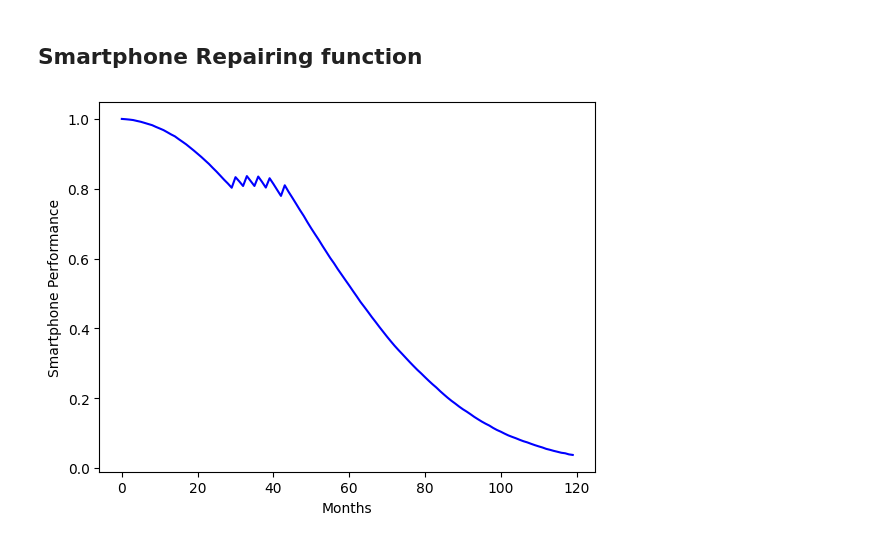
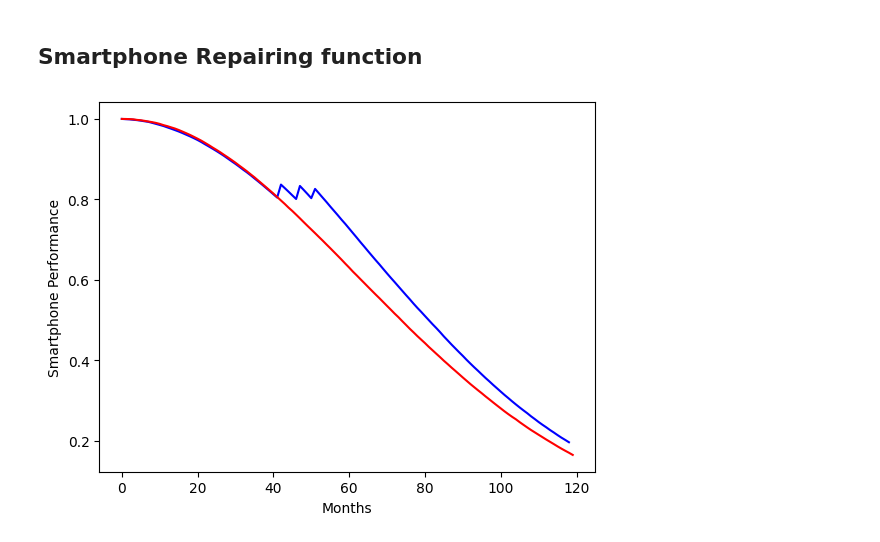
Before and after one commit to jungletada/ABMSF, a Jupyter notebook: test_demo/test.ipynb, the cells around one changed output. Cells and saved outputs as stored; diff of their text form; code cells hidden in the pictures.

```diff
--- a/test_demo/test.ipynb
+++ b/test_demo/test.ipynb
@@ -21,18 +21,18 @@ def degrade_performance(time_held, performance=1.0, decay_rate=0.00025):
     # Update the status if the phone reaches a critical performance level or by random chance
     return performance
 # %%
-performance_con = 1.0
+perf = 1.0
 performance_sec = 1.0
 months = 120
-degraded_perf_con = [performance_con]
-degraded_perf_sec = [performance_con]
+rec_price_list = [perf]
+degraded_perf_sec = [perf]
 for t in range(1, months):
-    performance_con = degrade_performance(t, performance_con, decay_rate=0.0005)
-    degraded_perf_con.append(performance_con)
+    perf = degrade_performance(t, perf, decay_rate=0.0005)
+    rec_price_list.append(perf)
     performance_sec = degrade_performance(t, performance_sec, decay_rate=0.0005/4)
     degraded_perf_sec.append(performance_sec)
 
-plt.plot(degraded_perf_con, 'b-', label='consumer')
+plt.plot(rec_price_list, 'b-', label='consumer')
 plt.plot(degraded_perf_sec, 'r-', label='second-hand store')
 plt.ylabel('Smartphone Performance')
 plt.xlabel('Months')
@@ -61,23 +61,34 @@ def repair_product(repair_times, performance, time_held):
     # Log the repair attempt
     return performance
 # %%
-performance_con = 1.0
+perf = 1.0
 repair_times = 0
 months = 120
-degraded_perf_con = [performance_con]
+rec_price_list = [1.0]
+
+repair_max_times = 2
+repair_att = float(np.random.normal(0.5, 0.05))
+
 for t in range(1, months):
-    performance_con = degrade_performance(t, performance_con)
-    if 0.3 <= performance_con <= 0.8 and repair_times <= 6 :
-        performance_con = repair_product(repair_times, performance_con, time_held=t)
-        degraded_perf_con.append(performance_con)
-        repair_times += 1
+    perf = degrade_performance(t, perf)
+    if 0.4 <= perf <= 0.8 and repair_times <= repair_max_times :
+        if random.random() <= repair_att:
+            perf = repair_product(repair_times, perf, time_held=t)
+            rec_price_list.append(perf)
+            repair_times += 1
     else:
-        degraded_perf_con.append(performance_con)
+        rec_price_list.append(perf)
 
-# print(degraded_perf)
-plt.plot(degraded_perf_con, 'b-')
+o_perf = 1.0
+degraded_perf = [1.0]
+for t in range(1, months):
+    o_perf = degrade_performance(t, o_perf)
+    degraded_perf.append(o_perf)
+
+plt.plot(rec_price_list, 'b-')
+plt.plot(degraded_perf, 'r-')
 plt.ylabel('Smartphone Performance')
 plt.xlabel('Months')
 plt.show()
 # %% [output]
-[figure, old version]
+[figure, new version]
```
Also changed, not shown: parts of 5 cells of this notebook, 11 other files.
